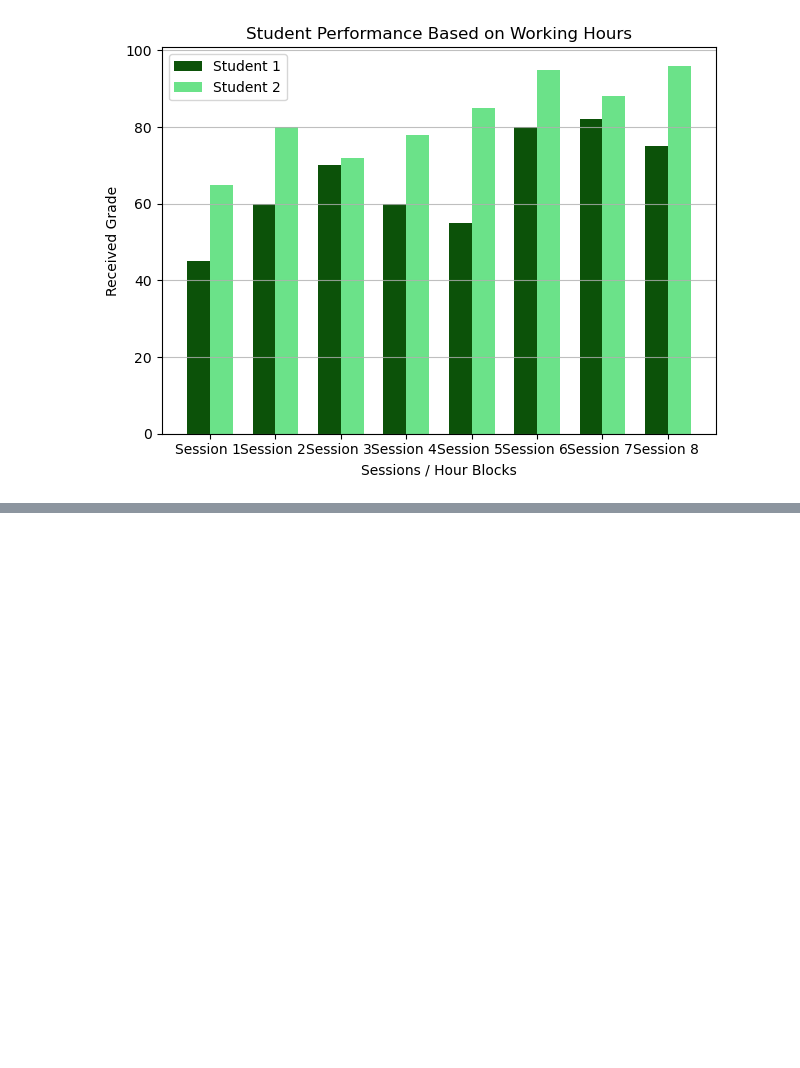
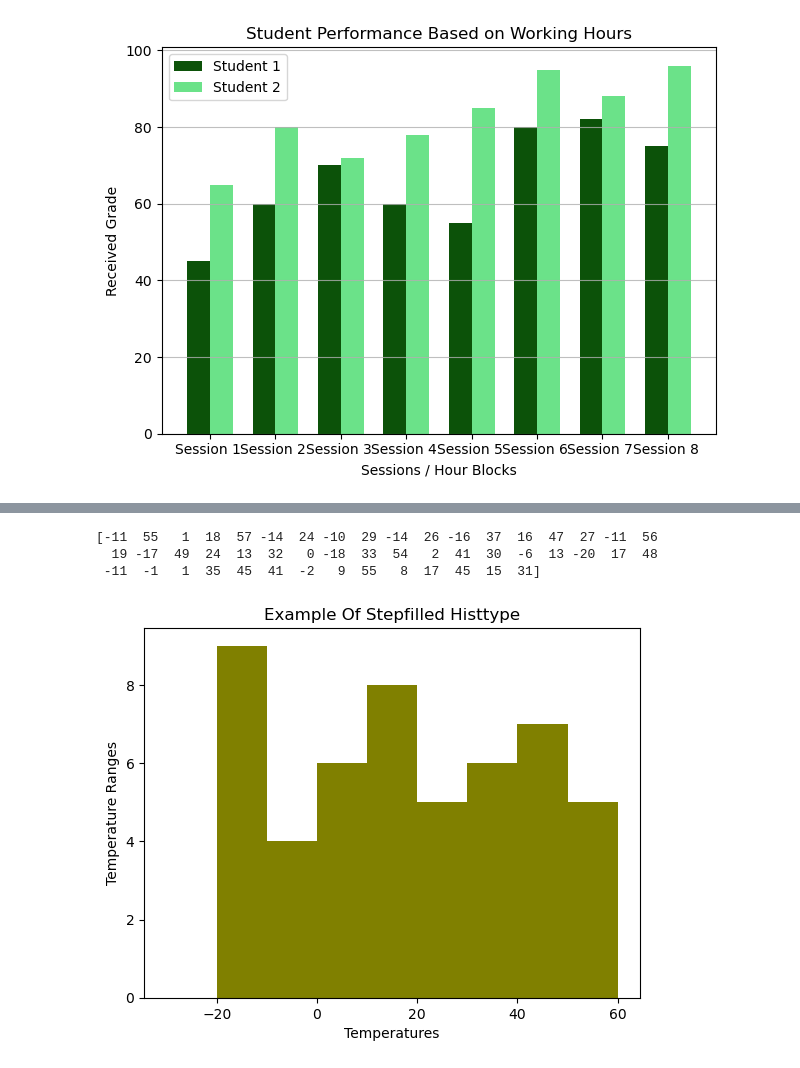
Before and after one commit to UstubecEmre/MatplotlibandSeabornFundamentals, a Jupyter notebook: chart_types_in_matplotlib.ipynb, the cells around one changed output, grey strips where cells are left out. Cells and saved outputs as stored; diff of their text form; code cells hidden in the pictures; blank space fills up the shorter version.

```diff
--- a/chart_types_in_matplotlib.ipynb
+++ b/chart_types_in_matplotlib.ipynb
@@ -172,0 +186,17 @@ plt.show()
+# %%
+temp_list = np.random.randint(-20, 60, 50 )
+print(temp_list)
+temperatures_group = [-30, -20, -10, 0, 10, 20, 30, 40, 50, 60]
+
+
+# use hist()
+plt.hist(x = temp_list,  bins = temperatures_group, histtype = 'stepfilled', rwidth= 0.6, color="olive")
+plt.xlabel("Temperatures")
+plt.ylabel("Temperature Ranges")
+plt.title("Example Of Stepfilled Histtype")
+plt.show()
+# %% [output]
+[-11  55   1  18  57 -14  24 -10  29 -14  26 -16  37  16  47  27 -11  56
+  19 -17  49  24  13  32   0 -18  33  54   2  41  30  -6  13 -20  17  48
+ -11  -1   1  35  45  41  -2   9  55   8  17  45  15  31]
+[figure, added]
```
Also changed, not shown: parts of 1 cell of this notebook.
